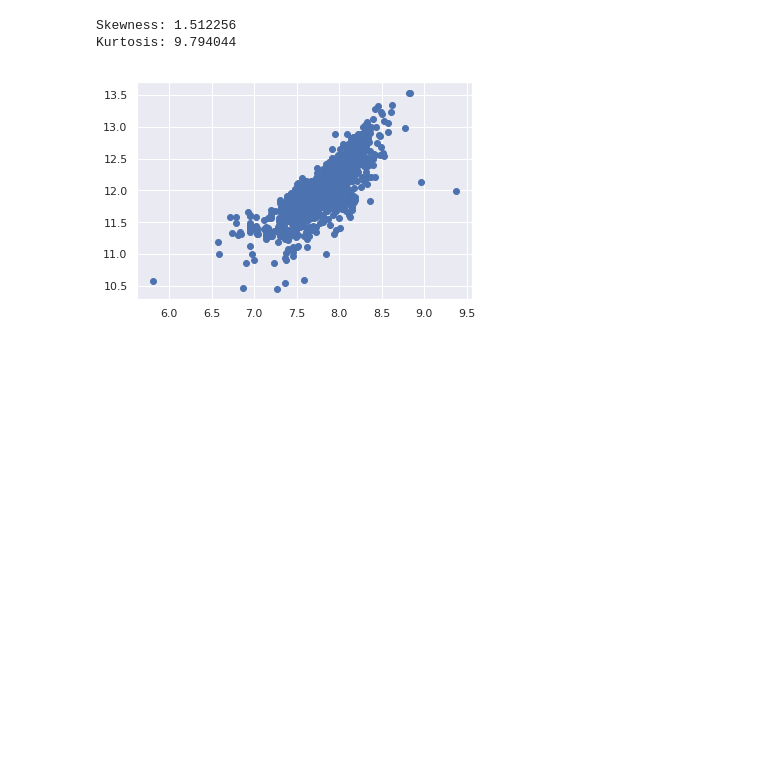
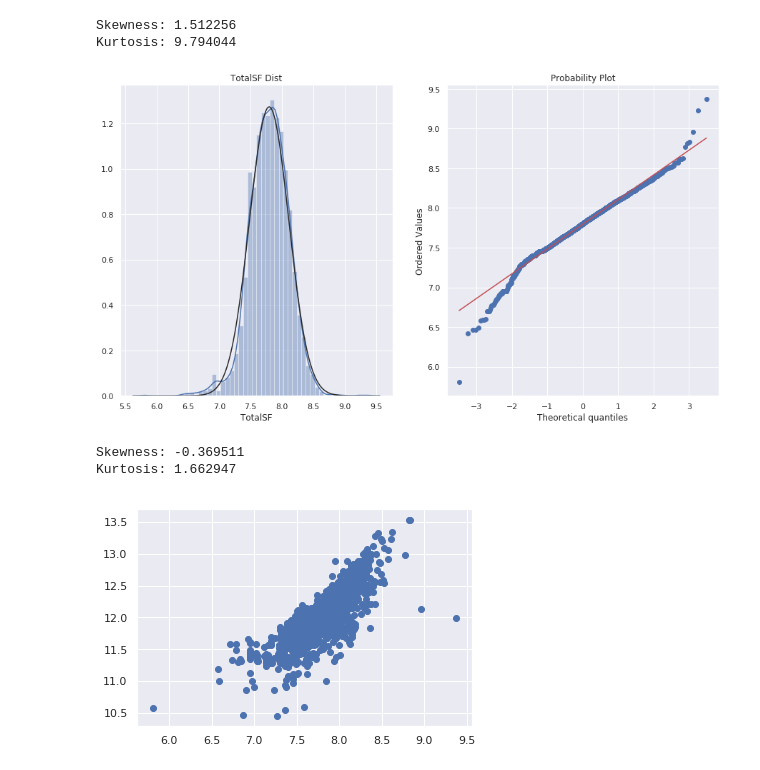
Before and after one commit to mmheydari97/datamining-spring, a Jupyter notebook: Project/01_preprocessing.ipynb, the cells around one changed output. Saved outputs shown, nothing was run; the diff lists cells and outputs as text; code cells hidden in the pictures; blank space fills up the shorter version.

```diff
--- a/Project/notebook.ipynb
+++ b/Project/01_preprocessing.ipynb
@@ -208,6 +212,22 @@ print("Kurtosis: %f" % df_full['TotalSF'].kurt())
 [figure]
 Skewness: 1.512256
 Kurtosis: 9.794044
+# %%
+plt.figure(figsize=(15, 8))
+plt.subplot(1, 2, 1)
+plt.title("TotalSF Dist")
+sns.distplot(np.log(df_full["TotalSF"]), fit=stats.norm)
+
+plt.subplot(1, 2, 2)
+stats.probplot(np.log(df_full["TotalSF"]), plot=plt)
+plt.show()
+
+print("Skewness: %f" % np.log(df_full["TotalSF"]).skew())
+print("Kurtosis: %f" % np.log(df_full["TotalSF"]).kurt())
+# %% [output]
+[figure, added]
+Skewness: -0.369511
+Kurtosis: 1.662947
 # %%
 sf = np.log(df_full['TotalSF'])
 sp = np.log(df_full['SalePrice'])
```
Also changed, not shown: parts of 29 cells of this notebook.
